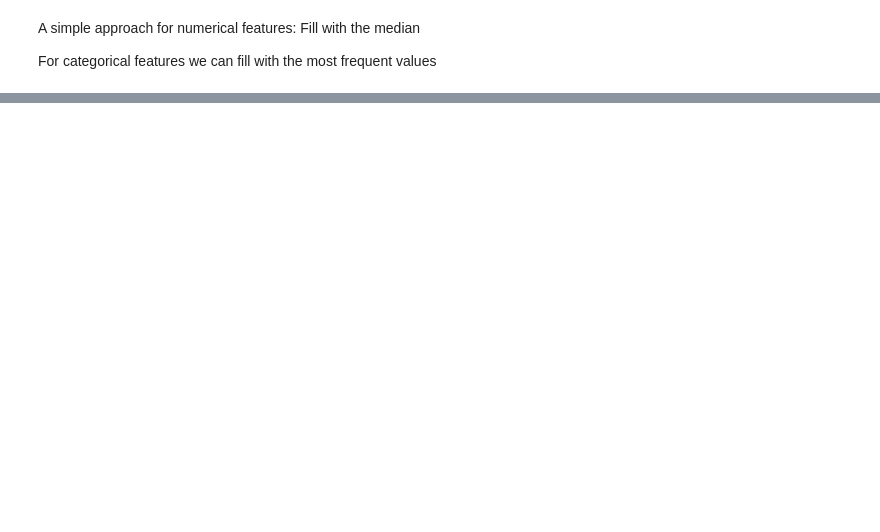
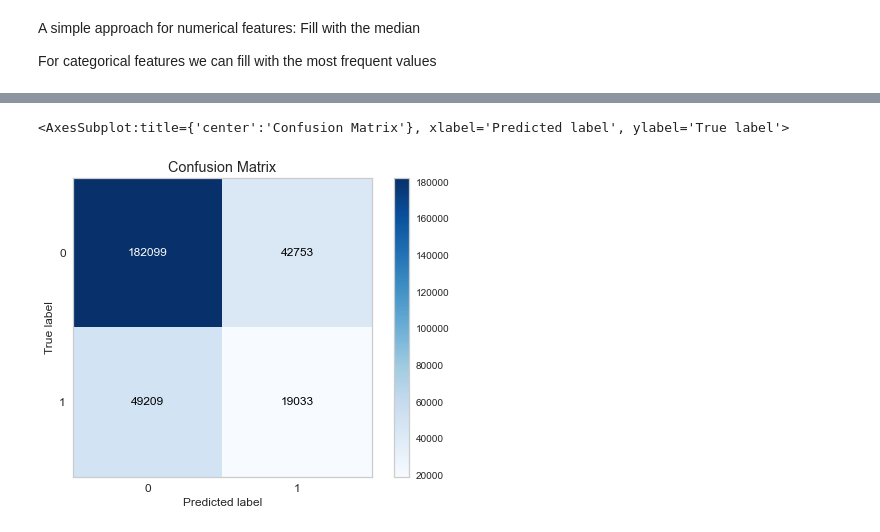
Before and after one commit to palpen/intro-ml-ws, a Jupyter notebook: feature_eng.ipynb, the cells around one changed output, grey strips where cells are left out. Saved outputs shown, nothing was run; the diff lists cells and outputs as text; code cells hidden in the pictures; blank space fills up the shorter version.

```diff
--- a/feature_eng.ipynb
+++ b/feature_eng.ipynb
@@ -221,0 +230,3 @@ dtype: object
+# %%
+X_test = test_df2[cols]
+y_test = test_df2['target']
@@ -221,0 +275,9 @@ dtype: object
+# %%
+# Perfect Matrix? Let's look at the test set...
+
+y_test_pred = dt.predict(X_test)
+# %%
+skplt.metrics.plot_confusion_matrix(y_test, y_test_pred, normalize=False)
+# %% [output]
+<AxesSubplot:title={'center':'Confusion Matrix'}, xlabel='Predicted label', ylabel='True label'>
+[figure, added]
```
Also changed, not shown: parts of 60 cells of this notebook, 1 other file.
